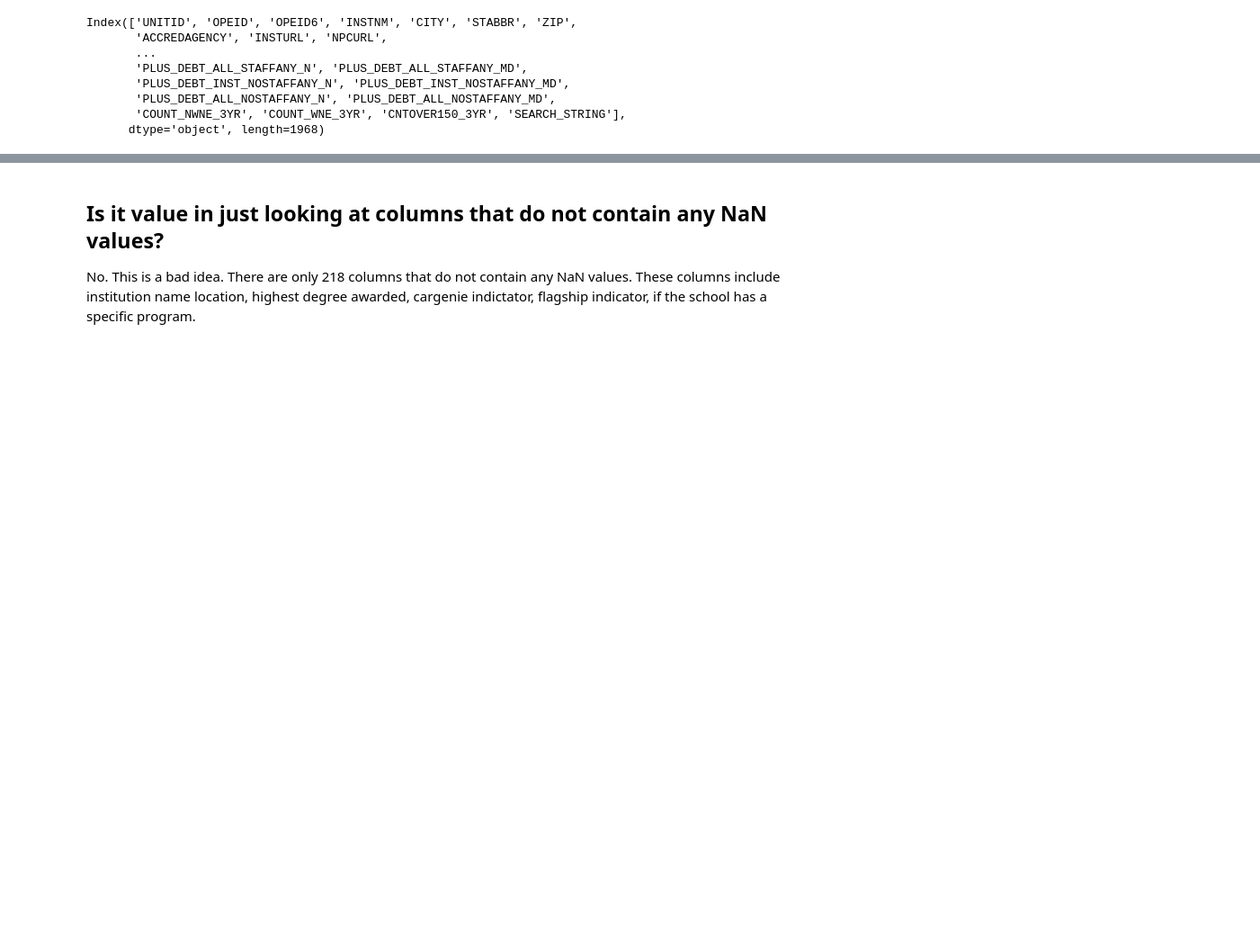
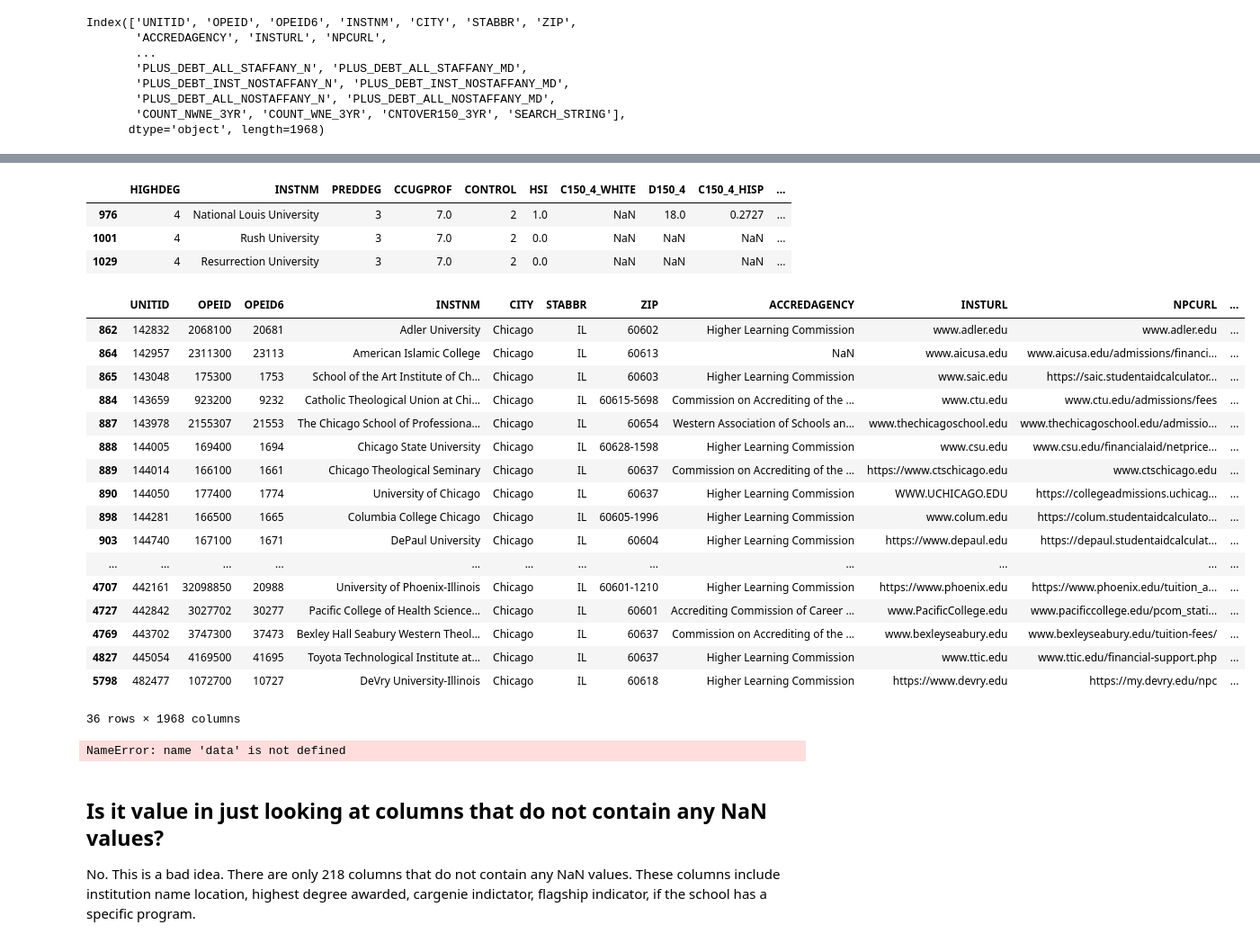
Before and after one commit to voduwa/Final-Project, a Jupyter notebook: tyler.ipynb, the cells around one changed output, grey strips where cells are left out. Shown at 90% size. Cells and saved outputs as stored; diff of their text form; code cells hidden in the pictures; blank space fills up the shorter version.

```diff
--- a/tyler.ipynb
+++ b/tyler.ipynb
@@ -63,0 +113,3 @@ Index(['UNITID', 'OPEID', 'OPEID6', 'INSTNM', 'CITY', 'STABBR', 'ZIP',
+# %%
+four_year=df[df['CCUGPROF']>4]
+four_year[(four_year['NPT4_75UP_PRIV'].isna()) & (four_year['NPT4_75UP_PUB'].isna()) & (four_year['CITY']=='Chicago')]
@@ -64,3 +135,35 @@ Index(['UNITID', 'OPEID', 'OPEID6', 'INSTNM', 'CITY', 'STABBR', 'ZIP',
+# %%
+investigate[['HIGHDEG','INSTNM','PREDDEG','CCUGPROF','CONTROL','HSI','C150_4_WHITE','D150_4','C150_4_HISP','C150_4_BLACK']]
+# %% [output]
+|  | HIGHDEG | INSTNM | PREDDEG | CCUGPROF | CONTROL | HSI | C150_4_WHITE | D150_4 | C150_4_HISP | ... |
+| 976 | 4 | National Louis University | 3 | 7.0 | 2 | 1.0 | NaN | 18.0 | 0.2727 | ... |
+| 1001 | 4 | Rush University | 3 | 7.0 | 2 | 0.0 | NaN | NaN | NaN | ... |
+| 1029 | 4 | Resurrection University | 3 | 7.0 | 2 | 0.0 | NaN | NaN | NaN | ... |
+# %%
+four_year[(four_year['HIGHDEG']==4) & (four_year['CITY']=='Chicago')]
+# %% [output]
+|  | UNITID | OPEID | OPEID6 | INSTNM | CITY | STABBR | ZIP | ACCREDAGENCY | INSTURL | NPCURL | ... |
+| 862 | 142832 | 2068100 | 20681 | Adler University | Chicago | IL | 60602 | Higher Learning Commission | www.adler.edu | www.adler.edu | ... |
+| 864 | 142957 | 2311300 | 23113 | American Islamic College | Chicago | IL | 60613 | NaN | www.aicusa.edu | www.aicusa.edu/admissions/financi... | ... |
+| 865 | 143048 | 175300 | 1753 | School of the Art Institute of Ch... | Chicago | IL | 60603 | Higher Learning Commission | www.saic.edu | https://saic.studentaidcalculator... | ... |
+| 884 | 143659 | 923200 | 9232 | Catholic Theological Union at Chi... | Chicago | IL | 60615-5698 | Commission on Accrediting of the ... | www.ctu.edu | www.ctu.edu/admissions/fees | ... |
+| 887 | 143978 | 2155307 | 21553 | The Chicago School of Professiona... | Chicago | IL | 60654 | Western Association of Schools an... | www.thechicagoschool.edu | www.thechicagoschool.edu/admissio... | ... |
+| 888 | 144005 | 169400 | 1694 | Chicago State University | Chicago | IL | 60628-1598 | Higher Learning Commission | www.csu.edu | www.csu.edu/financialaid/netprice... | ... |
+| 889 | 144014 | 166100 | 1661 | Chicago Theological Seminary | Chicago | IL | 60637 | Commission on Accrediting of the ... | https://www.ctschicago.edu | www.ctschicago.edu | ... |
+| 890 | 144050 | 177400 | 1774 | University of Chicago | Chicago | IL | 60637 | Higher Learning Commission | WWW.UCHICAGO.EDU | https://collegeadmissions.uchicag... | ... |
+| 898 | 144281 | 166500 | 1665 | Columbia College Chicago | Chicago | IL | 60605-1996 | Higher Learning Commission | www.colum.edu | https://colum.studentaidcalculato... | ... |
+| 903 | 144740 | 167100 | 1671 | DePaul University | Chicago | IL | 60604 | Higher Learning Commission | https://www.depaul.edu | https://depaul.studentaidcalculat... | ... |
+| ... | ... | ... | ... | ... | ... | ... | ... | ... | ... | ... | ... |
+| 4707 | 442161 | 32098850 | 20988 | University of Phoenix-Illinois | Chicago | IL | 60601-1210 | Higher Learning Commission | https://www.phoenix.edu | https://www.phoenix.edu/tuition_a... | ... |
+| 4727 | 442842 | 3027702 | 30277 | Pacific College of Health Science... | Chicago | IL | 60601 | Accrediting Commission of Career ... | www.PacificCollege.edu | www.pacificcollege.edu/pcom_stati... | ... |
+| 4769 | 443702 | 3747300 | 37473 | Bexley Hall Seabury Western Theol... | Chicago | IL | 60637 | Commission on Accrediting of the ... | www.bexleyseabury.edu | www.bexleyseabury.edu/tuition-fees/ | ... |
+| 4827 | 445054 | 4169500 | 41695 | Toyota Technological Institute at... | Chicago | IL | 60637 | Higher Learning Commission | www.ttic.edu | www.ttic.edu/financial-support.php | ... |
+| 5798 | 482477 | 1072700 | 10727 | DeVry University-Illinois | Chicago | IL | 60618 | Higher Learning Commission | https://www.devry.edu | https://my.devry.edu/npc | ... |
+36 rows × 1968 columns
+# %%
+data[(data['C150_4_WHITE'].isna()) & (data['C150_L4_WHITE'].isna()) & (data['CITY']=='Chicago')]
+# %% [output]
+NameError: name 'data' is not defined
 # %% [markdown]
 ## Is it value in just looking at columns that do not contain any NaN values?
 
```
Also changed, not shown: parts of 17 cells of this notebook.
